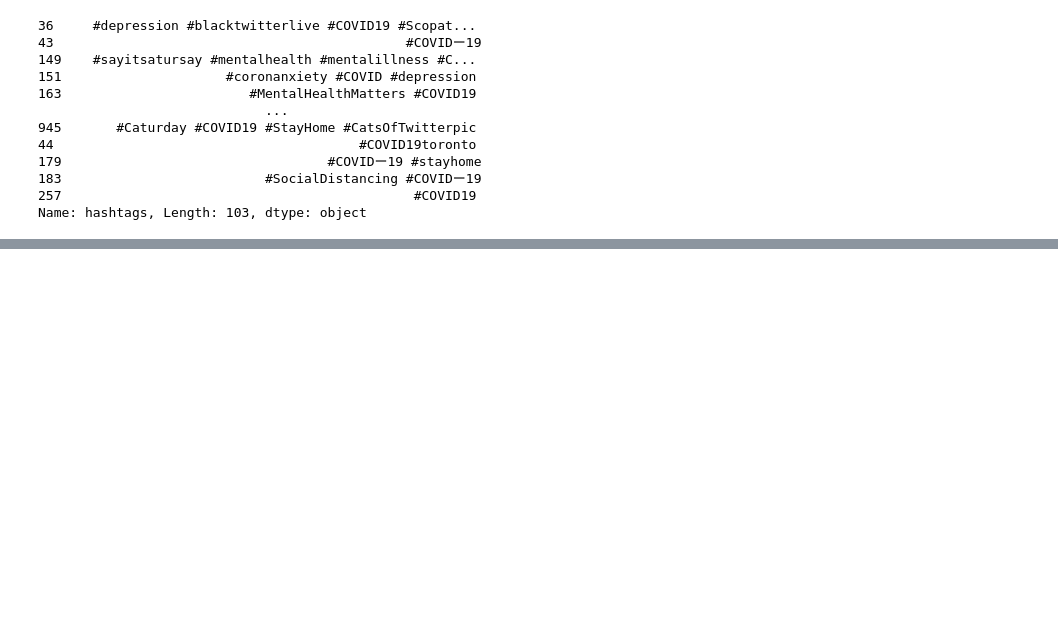
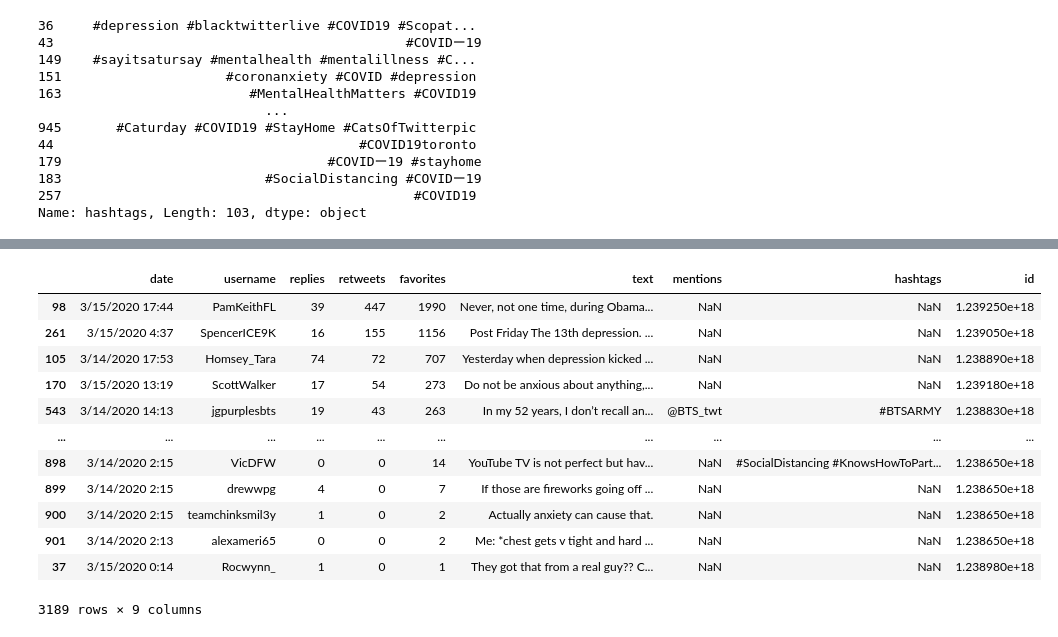
Before and after one commit to edwardsrk/depression-anxiety-tweets, a Jupyter notebook: Depression and Anxiety in Tweets.ipynb, the cells around one changed output, grey strips where cells are left out. Cells and saved outputs as stored; diff of their text form; code cells hidden in the pictures; blank space fills up the shorter version.

```diff
--- a/Depression and Anxiety in Tweets.ipynb
+++ b/Depression and Anxiety in Tweets.ipynb
@@ -235,0 +436,16 @@ Name: hashtags, Length: 103, dtype: object
+# %%
+df.sort_values(by = ['retweets'],ascending= False, axis = 0)
+# %% [output]
+|  | date | username | replies | retweets | favorites | text | mentions | hashtags | id |
+| 98 | 3/15/2020 17:44 | PamKeithFL | 39 | 447 | 1990 | Never, not one time, during Obama... | NaN | NaN | 1.239250e+18 |
+| 261 | 3/15/2020 4:37 | SpencerICE9K | 16 | 155 | 1156 | Post Friday The 13th depression. ... | NaN | NaN | 1.239050e+18 |
+| 105 | 3/14/2020 17:53 | Homsey_Tara | 74 | 72 | 707 | Yesterday when depression kicked ... | NaN | NaN | 1.238890e+18 |
+| 170 | 3/15/2020 13:19 | ScottWalker | 17 | 54 | 273 | Do not be anxious about anything,... | NaN | NaN | 1.239180e+18 |
+| 543 | 3/14/2020 14:13 | jgpurplesbts | 19 | 43 | 263 | In my 52 years, I don’t recall an... | @BTS_twt | #BTSARMY | 1.238830e+18 |
+| ... | ... | ... | ... | ... | ... | ... | ... | ... | ... |
+| 898 | 3/14/2020 2:15 | VicDFW | 0 | 0 | 14 | YouTube TV is not perfect but hav... | NaN | #SocialDistancing #KnowsHowToPart... | 1.238650e+18 |
+| 899 | 3/14/2020 2:15 | drewwpg | 4 | 0 | 7 | If those are fireworks going off ... | NaN | NaN | 1.238650e+18 |
+| 900 | 3/14/2020 2:15 | teamchinksmil3y | 1 | 0 | 2 | Actually anxiety can cause that. | NaN | NaN | 1.238650e+18 |
+| 901 | 3/14/2020 2:13 | alexameri65 | 0 | 0 | 2 | Me: *chest gets v tight and hard ... | NaN | NaN | 1.238650e+18 |
+| 37 | 3/15/2020 0:14 | Rocwynn_ | 1 | 0 | 1 | They got that from a real guy?? C... | NaN | NaN | 1.238980e+18 |
+3189 rows × 9 columns
```
Also changed, not shown: parts of 24 cells of this notebook.
